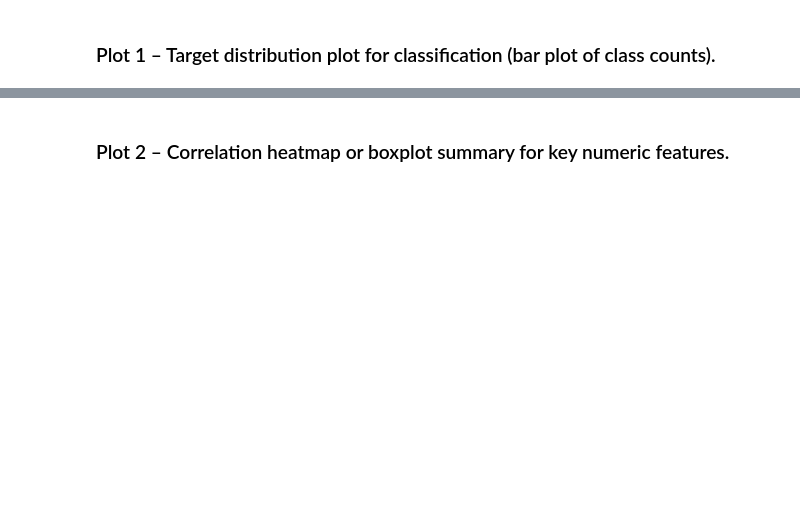
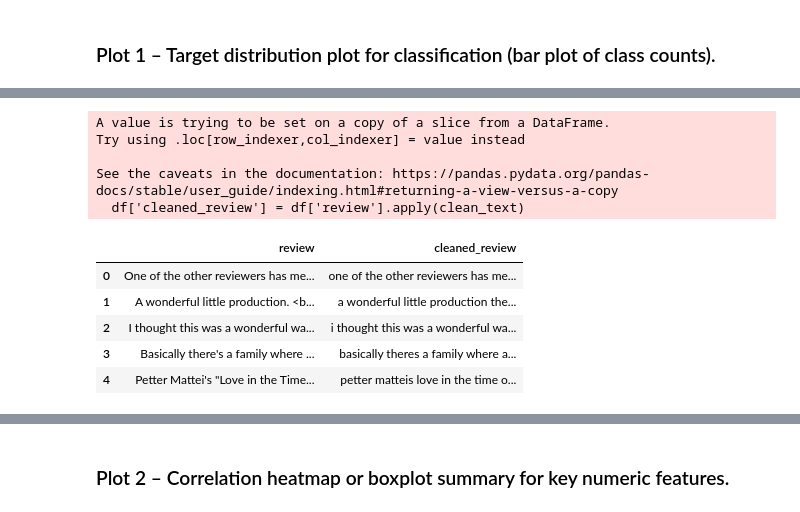
Before and after one commit to HashemBader/ML-Text-Sentiment-App, a Jupyter notebook: notebooks/Text-Sentiment.ipynb, the cells around one changed output, grey strips where cells are left out. Drawn from its saved outputs; the diff is of its cells as text; code cells hidden in the pictures; blank space fills up the shorter version.

Commit message:
cleanup

```diff
--- a/notebooks/Text-Sentiment.ipynb
+++ b/notebooks/Text-Sentiment.ipynb
@@ -160,0 +168,30 @@ plt.show()
+# %%
+# clean the text data without removing stop words
+import re
+import string
+def clean_text(text):
+    # Lowercase the text
+    text = text.lower()
+    # Remove HTML tags
+    text = re.sub(r'<.*?>', '', text)
+    # Remove punctuation
+    text = text.translate(str.maketrans('', '', string.punctuation))
+    # Remove extra whitespace
+    text = re.sub(r'\s+', ' ', text).strip()
+    return text
+# %%
+# clean the df review column and save new dataframe
+df['cleaned_review'] = df['review'].apply(clean_text)
+df[['review', 'cleaned_review']].head()
+# %% [output]
+A value is trying to be set on a copy of a slice from a DataFrame.
+Try using .loc[row_indexer,col_indexer] = value instead
+
+See the caveats in the documentation: https://pandas.pydata.org/pandas-docs/stable/user_guide/indexing.html#returning-a-view-versus-a-copy
+  df['cleaned_review'] = df['review'].apply(clean_text)
+|  | review | cleaned_review |
+| 0 | One of the other reviewers has me... | one of the other reviewers has me... |
+| 1 | A wonderful little production. <b... | a wonderful little production the... |
+| 2 | I thought this was a wonderful wa... | i thought this was a wonderful wa... |
+| 3 | Basically there's a family where ... | basically theres a family where a... |
+| 4 | Petter Mattei's "Love in the Time... | petter matteis love in the time o... |
```
Also changed, not shown: parts of 26 cells of this notebook.
